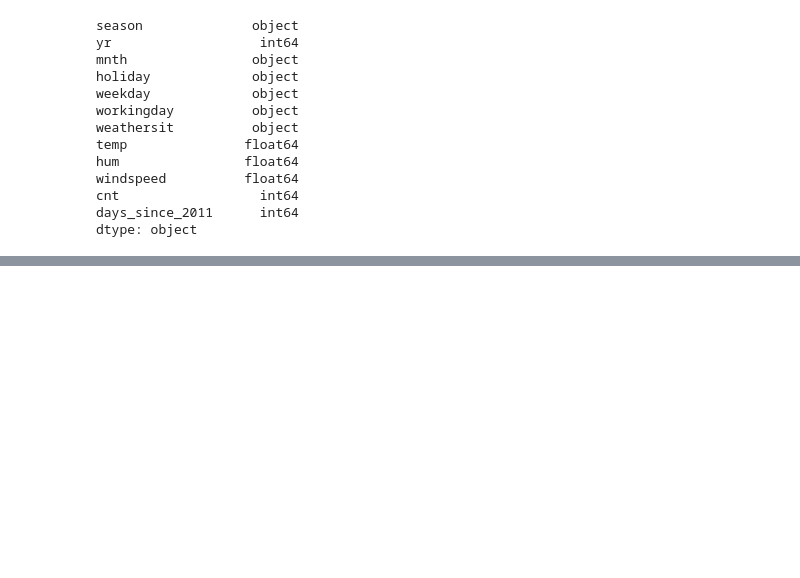
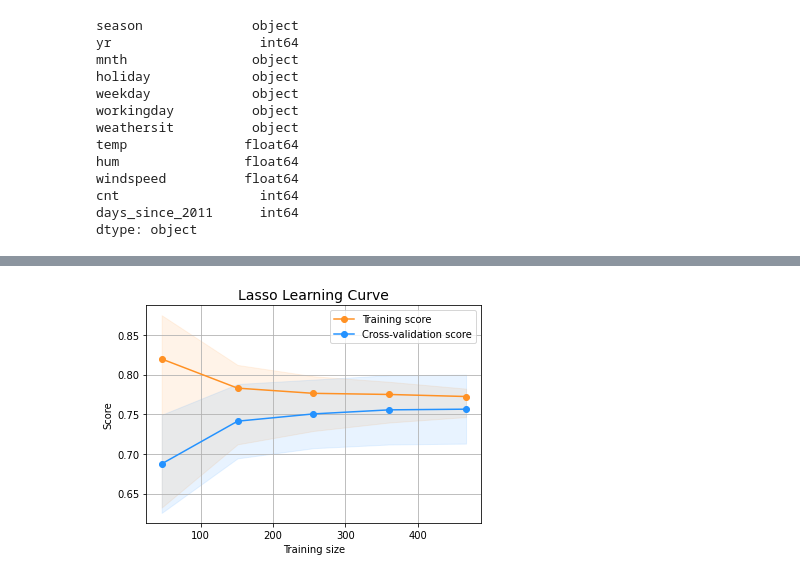
Before and after one commit to yuchen0908/explainable_ml, a Jupyter notebook: s4.1_bike_rental.ipynb, the cells around one changed output, grey strips where cells are left out. Saved outputs shown, nothing was run; the diff lists cells and outputs as text; code cells hidden in the pictures; blank space fills up the shorter version.

```diff
--- a/s4.1_bike_rental.ipynb
+++ b/s4.1_bike_rental.ipynb
@@ -104,0 +218,43 @@ plt.show()
+# %%
+# plot learning curve
+# reference of getting learning curve, https://www.kaggle.com/code/janiobachmann/credit-fraud-dealing-with-imbalanced-datasets
+# np.linspace(start, stop, num=50), return evenly spaced numbers over a specified interval
+# fill_between is to fill the area between two horizontal curves
+def plot_learning_curve(estimator_name, estimator, X, y, ylim=None, cv=None, n_jobs=1, train_sizes = np.linspace(.1, 1.0, 5)):
+    f, ax = plt.subplots()
+    if ylim is not None:
+        plt.ylim(*ylim)
+    # notes of learning_curve()
+    # how to evaluate results?
+    ### for regression, scorer is R^2
+    ### for classification, scorer is accuracy
+    # return from the function
+    ### train_sizes_abs, array of shape, number of training examples that has been used to generate the learning curve
+    ### train_scores, scores on training set
+    ### test_scores, scores on test set
+    train_sizes, train_scores, test_scores = learning_curve(estimator, X, y, cv=cv, n_jobs=n_jobs, train_sizes=train_sizes)
+    # It's calculating for each training size, the average score of the relevant cross-validation batch
+    # for example, cv's n_splits is 100, and train_sizes is 46 (relatively 12 test examples).
+    # then we will see 100 scores,each is based on a random shuffle of total 58 examples, in which 46 training set and 12 test set.
+    train_scores_mean = np.mean(train_scores, axis=1)
+    test_scores_mean = np.mean(test_scores, axis=1)
+    train_scores_std = np.std(train_scores, axis=1)
+    test_scores_std = np.std(test_scores, axis=1)
+
+    # https://matplotlib.org/stable/api/_as_gen/matplotlib.pyplot.fill_between.html
+    ax.fill_between(train_sizes, test_scores_mean - train_scores_std, train_scores_mean + train_scores_std, alpha=0.1, color="#ff9124")
+    ax.fill_between(train_sizes, test_scores_mean - test_scores_std, test_scores_mean + test_scores_std, alpha=0.1, color="#2492ff")
+    ax.plot(train_sizes, train_scores_mean, 'o-', color="#ff9124", label="Training score")
+    ax.plot(train_sizes, test_scores_mean, 'o-', color="#2492ff",label="Cross-validation score")
+    ax.set_title(f"{estimator_name} Learning Curve", fontsize=14)
+    ax.set_xlabel('Training size')
+    ax.set_ylabel('Score')
+    ax.grid(True)
+    ax.legend(loc="best")
+    return plt
+# %%
+# https://scikit-learn.org/stable/modules/generated/sklearn.model_selection.ShuffleSplit.html
+# cv returns cross-validation generator, which is an generator of train_index and test_index
+cv = ShuffleSplit(n_splits=100, test_size=0.2, random_state=42)
+plot_learning_curve("Lasso",lasso_reg, X_train, y_train, cv=cv, n_jobs=1)
+# %% [output]
@@ -104,0 +262 @@ plt.show()
+[figure, added]
```
Also changed, not shown: parts of 17 cells of this notebook.
